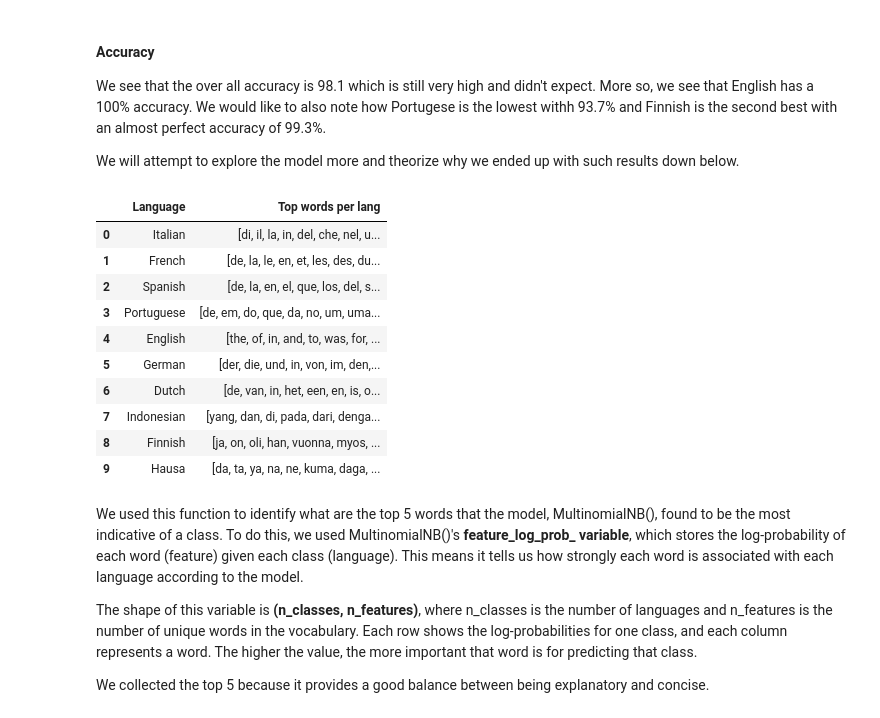
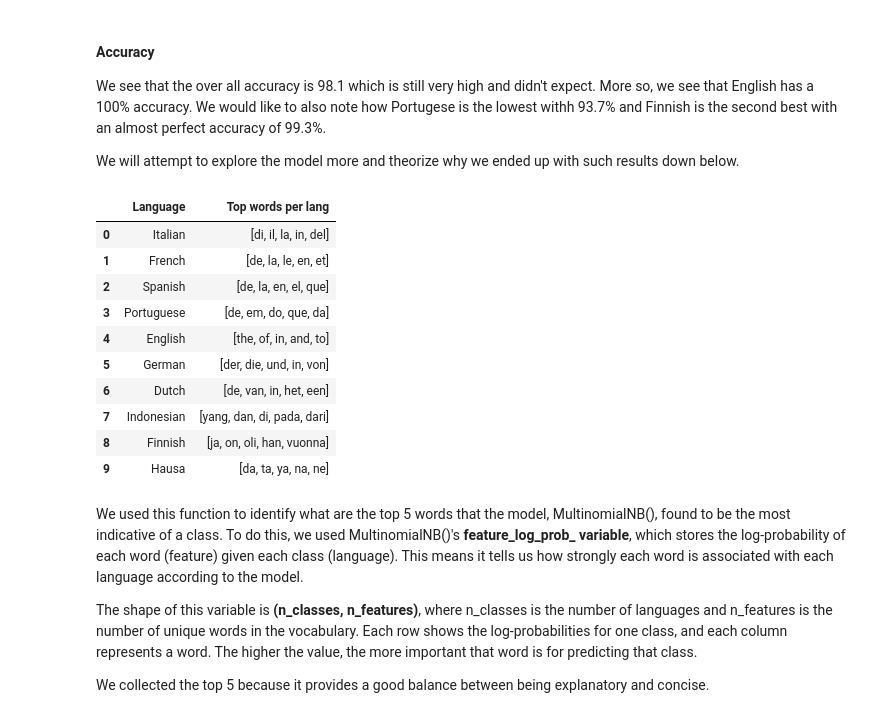
Before and after one commit to TheHamad2023/CS345-Spring2025-Project, a Jupyter notebook: CS345-Project.ipynb, the cells around one changed output. Saved outputs shown, nothing was run; the diff lists cells and outputs as text; code cells hidden in the pictures.

Commit message:
5 lang run

```diff
--- a/CS345-Project.ipynb
+++ b/CS345-Project.ipynb
@@ -172,0 +185,16 @@ Overall accuracy of MNB: 98.1%
+# %%
+lang_codes = ['ita', 'fra', 'spa', 'por', 'eng', 'deu', 'nld', 'ind', 'fin', 'hau']
+langs = ['Italian', 'French', 'Spanish', 'Portuguese', 'English', 'German', 'Dutch', 'Indonesian', 'Finnish', 'Hausa']
+# %%
+X, y = clean_filter_and_stack("Data/x_train.txt",
+                                      "Data/y_train.txt",
+                                      "Data/x_test.txt",
+                                      "Data/y_test.txt")
+
+df = pd.DataFrame({
+    'Language': langs,
+    'Percent of Dataset (%)': lang_perc(y),
+    'Average Word Count': word_count_perlang(X, y)
+})
+
+display(df)
@@ -172,0 +224,17 @@ Overall accuracy of MNB: 98.1%
+# %%
+X_train, X_test, y_train, y_test = train_test_split(X, y, test_size=0.3, random_state=17)
+print(X_train.shape, y_train.shape)
+print(X_test.shape, y_test.shape)
+
+vectorizer = CountVectorizer(strip_accents='unicode')
+X_train_vectors = vectorizer.fit_transform(X_train)
+X_test_vectors = vectorizer.transform(X_test)
+print("Done vectorizing")
+
+model = MultinomialNB()
+model.fit(X_train_vectors, y_train)
+print("Done training MNB")
+
+y_pred = model.predict(X_test_vectors)
+accuracy = accuracy_score(y_test, y_pred)
+print("Overall accuracy of MNB: " + str(accuracy * 100) + "%")
@@ -213,34 +283,34 @@ We will attempt to explore the model more and theorize why we ended up with such
 # %%
 def top_words_per_lang(model, vectorizer, top_n=5):
     feature_names = vectorizer.get_feature_names_out()
     log_probs = model.feature_log_prob_
     class_indices = {label: i for i, label in enumerate(model.classes_)}
 
     return [
         [feature_names[i] for i in log_probs[class_indices[lang]].argsort()[::-1][:top_n]]
         for lang in lang_codes
     ]
 
 df_top_words_MNB = pd.DataFrame({
     'Language': langs,
-    'Top words per lang' :top_words_per_lang(model, vectorizer, 60)
+    'Top words per lang' :top_words_per_lang(model, vectorizer, 5)
 })
 
 pd.set_option('display.max_colwidth', None)
 
 display(df_top_words_MNB)
 # %% [output]
 |  | Language | Top words per lang |
-| 0 | Italian | [di, il, la, in, del, che, nel, u... |
-| 1 | French | [de, la, le, en, et, les, des, du... |
-| 2 | Spanish | [de, la, en, el, que, los, del, s... |
-| 3 | Portuguese | [de, em, do, que, da, no, um, uma... |
-| 4 | English | [the, of, in, and, to, was, for, ... |
-| 5 | German | [der, die, und, in, von, im, den,... |
-| 6 | Dutch | [de, van, in, het, een, en, is, o... |
-| 7 | Indonesian | [yang, dan, di, pada, dari, denga... |
-| 8 | Finnish | [ja, on, oli, han, vuonna, myos, ... |
-| 9 | Hausa | [da, ta, ya, na, ne, kuma, daga, ... |
+| 0 | Italian | [di, il, la, in, del] |
+| 1 | French | [de, la, le, en, et] |
+| 2 | Spanish | [de, la, en, el, que] |
+| 3 | Portuguese | [de, em, do, que, da] |
+| 4 | English | [the, of, in, and, to] |
+| 5 | German | [der, die, und, in, von] |
+| 6 | Dutch | [de, van, in, het, een] |
+| 7 | Indonesian | [yang, dan, di, pada, dari] |
+| 8 | Finnish | [ja, on, oli, han, vuonna] |
+| 9 | Hausa | [da, ta, ya, na, ne] |
 # %% [markdown]
 We used this function to identify what are the top 5 words that the model, MultinomialNB(), found to be the most indicative of a class. To do this, we used MultinomialNB()'s **feature_log_prob_ variable**, which stores the log-probability of each word (feature) given each class (language). This means it tells us how strongly each word is associated with each language according to the model.
 
```
Also changed, not shown: parts of 9 cells of this notebook, 1 other file.
